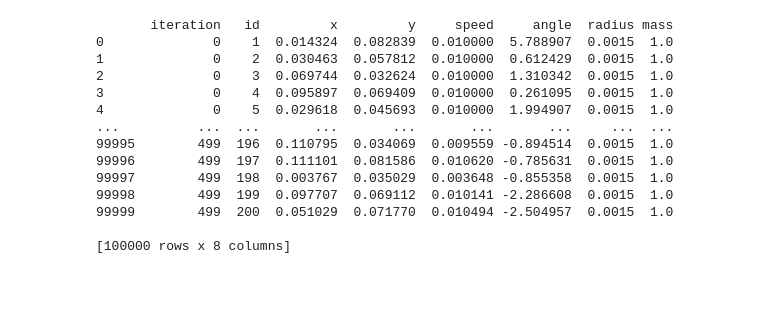
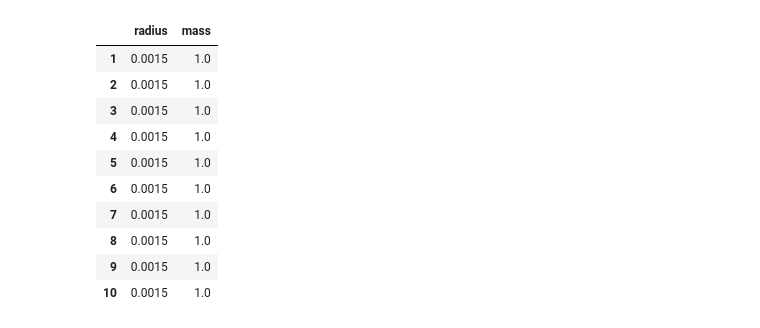
Before and after one commit to JuArce/SS_TP3, a Jupyter notebook: data_analysis/OvitoExporter.ipynb, the cells around one changed output. Saved outputs shown, nothing was run; the diff lists cells and outputs as text; code cells hidden in the pictures; blank space fills up the shorter version.

```diff
--- a/data_analysis/OvitoExporter.ipynb
+++ b/data_analysis/OvitoExporter.ipynb
@@ -84,3 +88,7 @@ max_iteration: 499
 # %%
-s_data.index = np.arange(1, len(s_data) + 1)
-s_data
+#Fixing index on static data
+aux = []
+for s_data in static_files:
+    s_data.index = np.arange(1, len(s_data) + 1)
+    aux.append(s_data)
+static_files = aux
@@ -101,18 +95,14 @@ s_data
-# %%
-join_data = data.join(s_data,on='id')
-print(join_data)
-# %% [output]
-       iteration   id         x         y     speed     angle  radius mass
-0              0    1  0.014324  0.082839  0.010000  5.788907  0.0015  1.0
-1              0    2  0.030463  0.057812  0.010000  0.612429  0.0015  1.0
-2              0    3  0.069744  0.032624  0.010000  1.310342  0.0015  1.0
-3              0    4  0.095897  0.069409  0.010000  0.261095  0.0015  1.0
-4              0    5  0.029618  0.045693  0.010000  1.994907  0.0015  1.0
-...          ...  ...       ...       ...       ...       ...     ...  ...
-99995        499  196  0.110795  0.034069  0.009559 -0.894514  0.0015  1.0
-99996        499  197  0.111101  0.081586  0.010620 -0.785631  0.0015  1.0
-99997        499  198  0.003767  0.035029  0.003648 -0.855358  0.0015  1.0
-99998        499  199  0.097707  0.069112  0.010141 -2.286608  0.0015  1.0
-99999        499  200  0.051029  0.071770  0.010494 -2.504957  0.0015  1.0
-
-[100000 rows x 8 columns]
+# %%
+static_files[0]
+# %% [output]
+|  | radius | mass |
+| 1 | 0.0015 | 1.0 |
+| 2 | 0.0015 | 1.0 |
+| 3 | 0.0015 | 1.0 |
+| 4 | 0.0015 | 1.0 |
+| 5 | 0.0015 | 1.0 |
+| 6 | 0.0015 | 1.0 |
+| 7 | 0.0015 | 1.0 |
+| 8 | 0.0015 | 1.0 |
+| 9 | 0.0015 | 1.0 |
+| 10 | 0.0015 | 1.0 |
```
Also changed, not shown: parts of 26 cells of this notebook.
